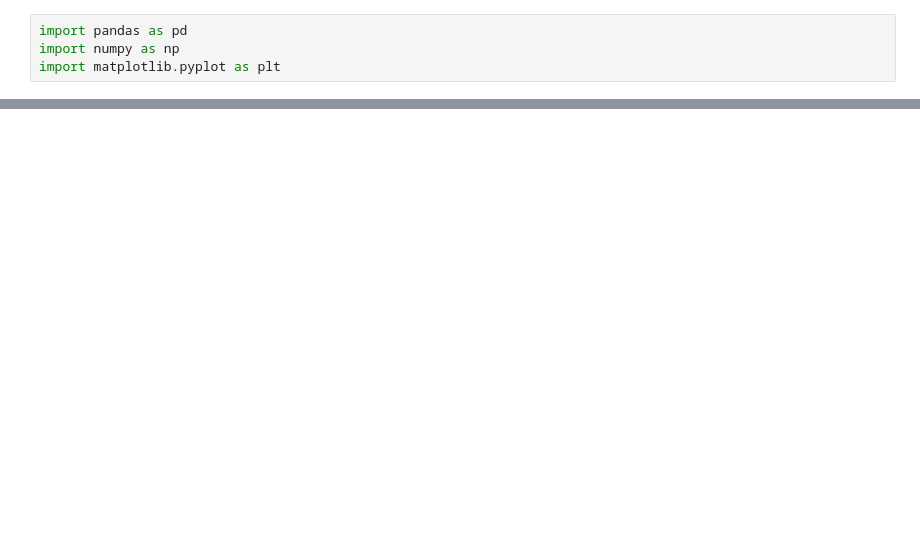
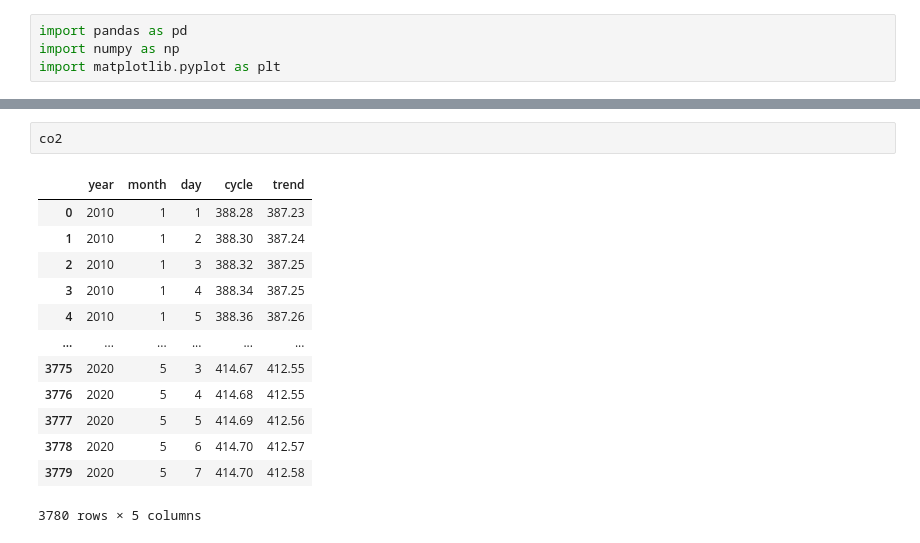
Before and after one commit to hitgo00/SC_209_Project, a Jupyter notebook: Model.ipynb, the cells around one changed output, grey strips where cells are left out. Saved outputs shown, nothing was run; the diff lists cells and outputs as text; blank space fills up the shorter version.

```diff
--- a/Model.ipynb
+++ b/Model.ipynb
@@ -53,0 +80,16 @@ Topt = Tavg[-3]
+# %%
+co2
+# %% [output]
+|  | year | month | day | cycle | trend |
+| 0 | 2010 | 1 | 1 | 388.28 | 387.23 |
+| 1 | 2010 | 1 | 2 | 388.30 | 387.24 |
+| 2 | 2010 | 1 | 3 | 388.32 | 387.25 |
+| 3 | 2010 | 1 | 4 | 388.34 | 387.25 |
+| 4 | 2010 | 1 | 5 | 388.36 | 387.26 |
+| ... | ... | ... | ... | ... | ... |
+| 3775 | 2020 | 5 | 3 | 414.67 | 412.55 |
+| 3776 | 2020 | 5 | 4 | 414.68 | 412.55 |
+| 3777 | 2020 | 5 | 5 | 414.69 | 412.56 |
+| 3778 | 2020 | 5 | 6 | 414.70 | 412.57 |
+| 3779 | 2020 | 5 | 7 | 414.70 | 412.58 |
+3780 rows × 5 columns
```
Also changed, not shown: parts of 19 cells of this notebook, 1 other file.
